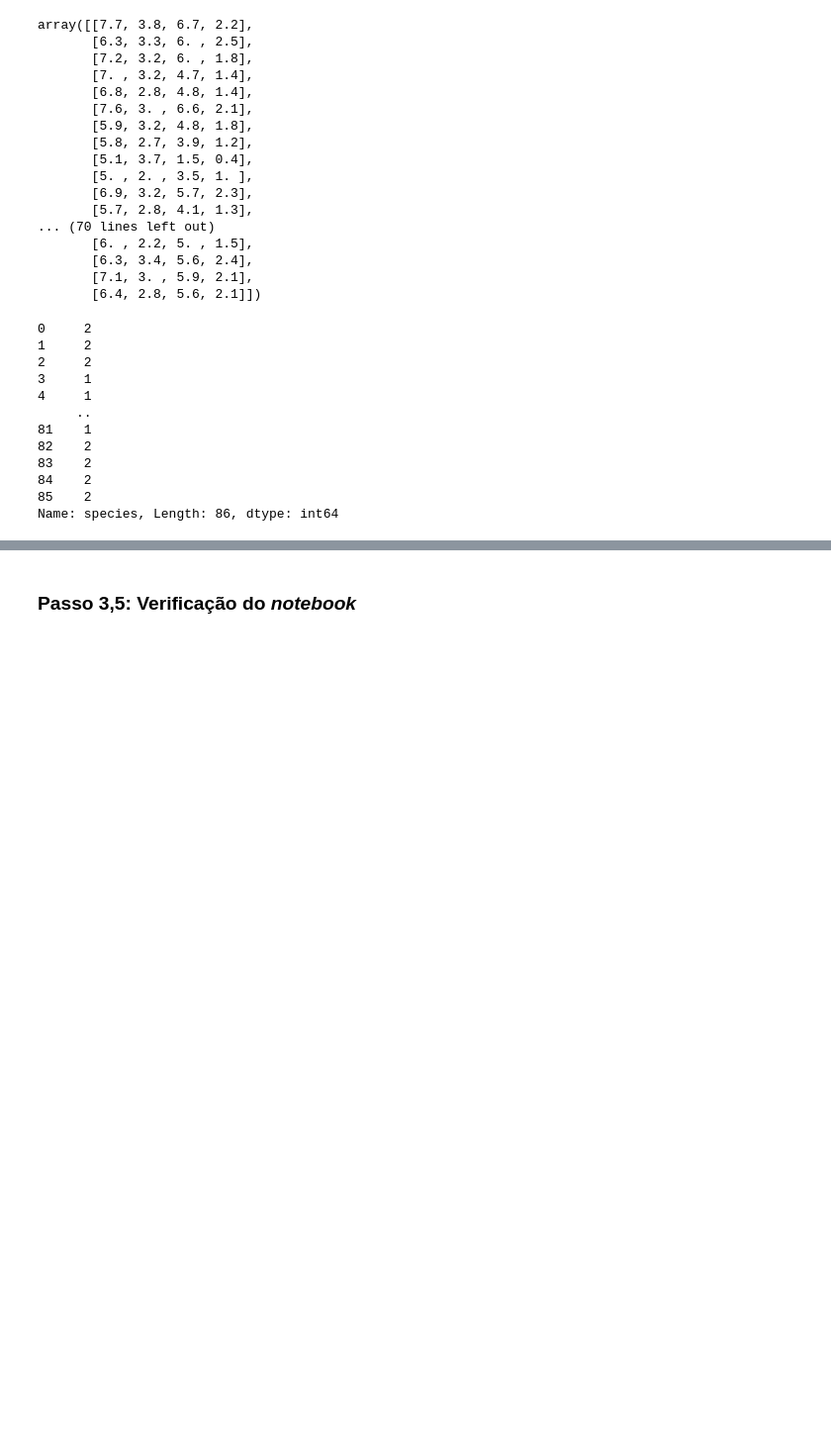
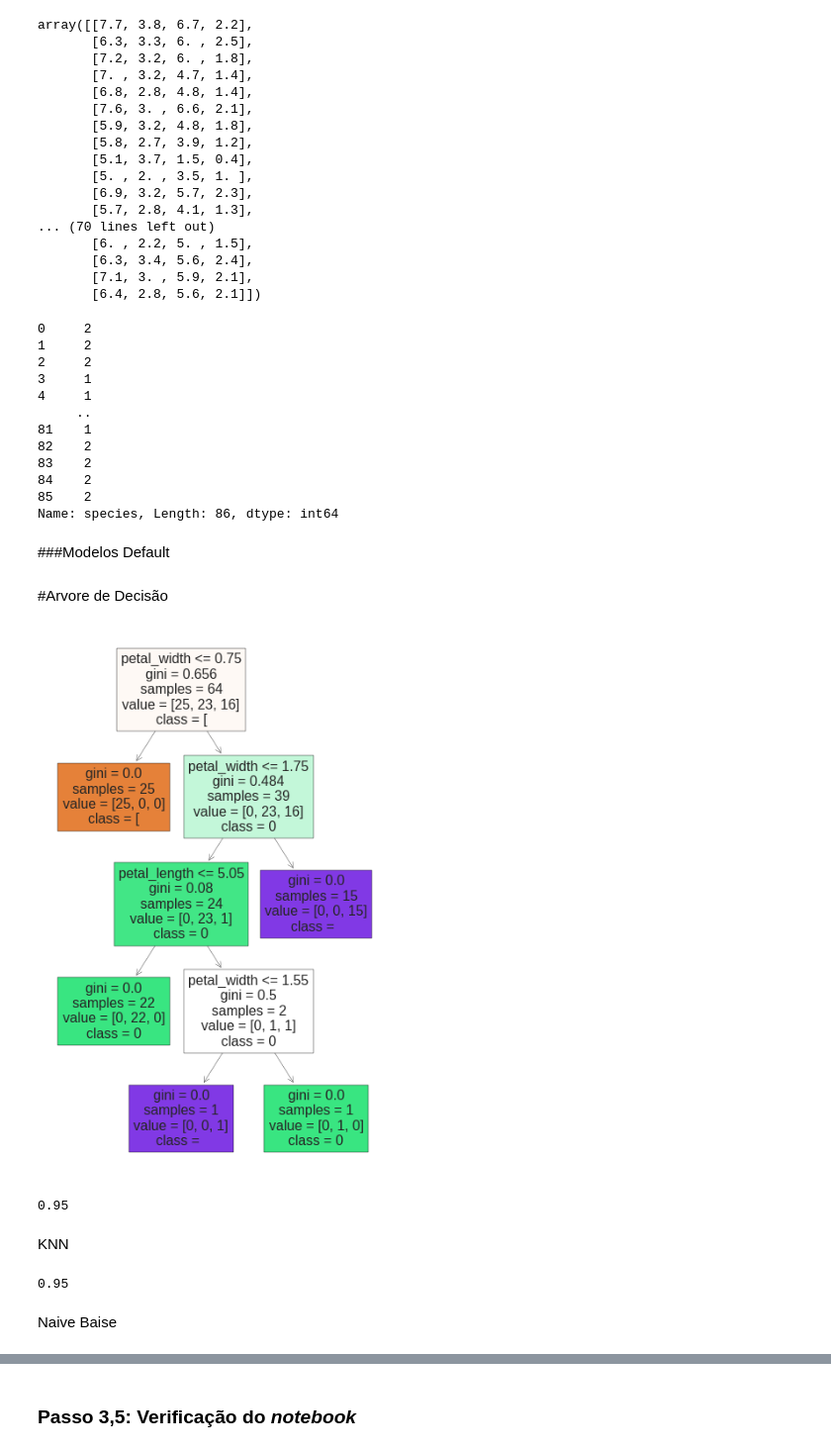
Before and after one commit to AnaCristina1972/projett, a Jupyter notebook: Atividade_1_Modelos_introdutórios.ipynb, the cells around one changed output, grey strips where cells are left out. Shown: that part at 99% size. Cells and saved outputs as stored; diff of their text form; code cells hidden in the pictures; blank space fills up the shorter version.

```diff
--- a/Atividade_1_Modelos_introdutórios.ipynb
+++ b/Atividade_1_Modelos_introdutórios.ipynb
@@ -211,3 +211,23 @@ ytest
 84    2
 85    2
 Name: species, Length: 86, dtype: int64
+# %% [markdown]
+###Modelos Default
+# %% [markdown]
+#Arvore de Decisão
+# %%
+clfAV1 = DecisionTreeClassifier()
+clfAV1.fit(Xtreino,ytreino);
+previsores=['sepal_length',	'sepal_width',	'petal_length',	'petal_width']
+fig,exes=plt.subplots(nrows=1, ncols=1, figsize=(5,8))
+tree.plot_tree(clfAV1, feature_names=previsores,class_names=str(clfAV1.classes_), filled=True);
+fig.savefig('Arvore_1.png')
+# %% [output]
+[figure, added]
+# %%
+acAV1=accuracy_score(y_val,ypredAV1)
+acAV1
+# %% [output]
+0.95
+# %% [markdown]
+KNN
@@ -213,0 +238,7 @@ Name: species, Length: 86, dtype: int64
+# %%
+acKNN=accuracy_score(y_val,ypredAV1)
+acKNN
+# %% [output]
+0.95
+# %% [markdown]
+Naive Baise
```
Also changed, not shown: parts of 15 cells of this notebook.
